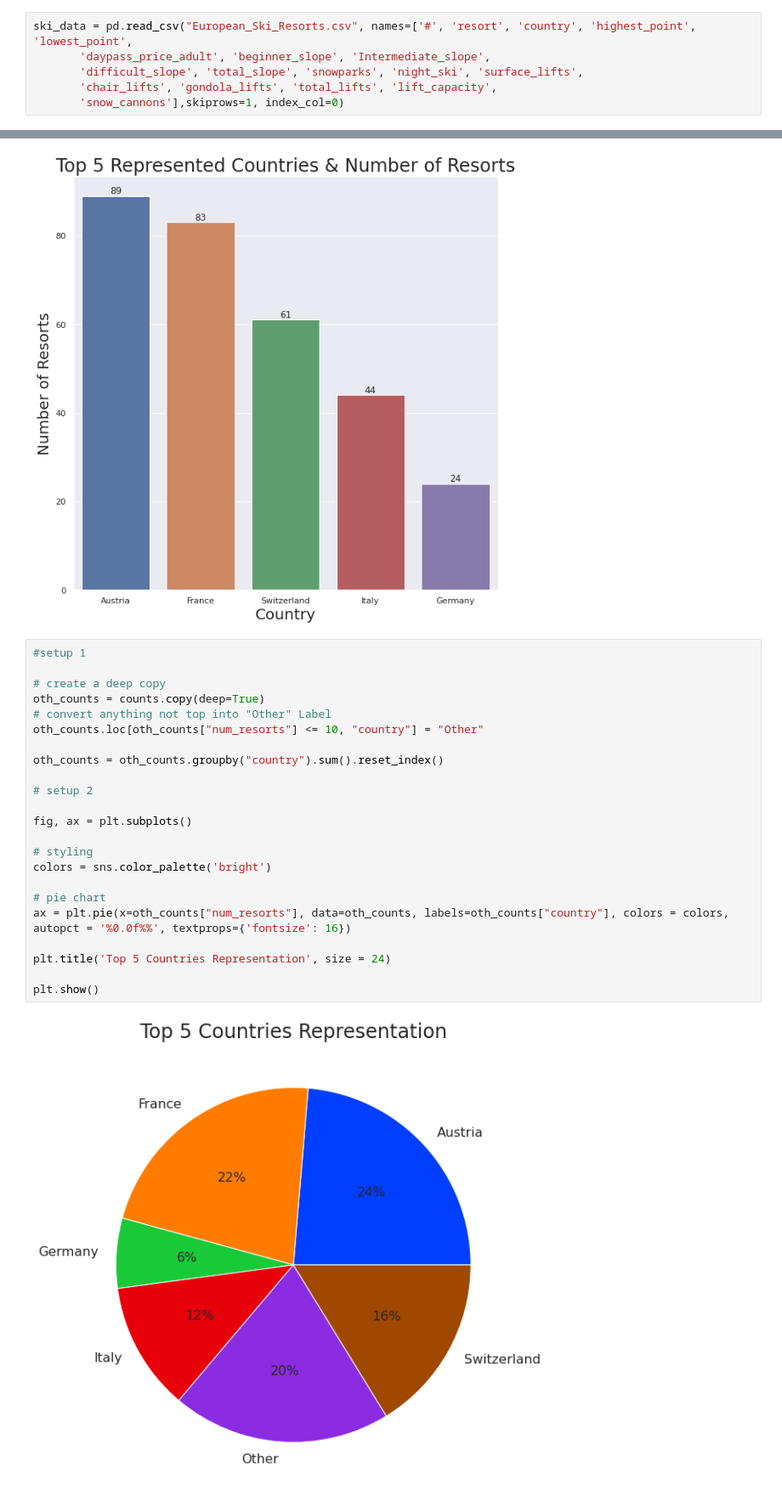
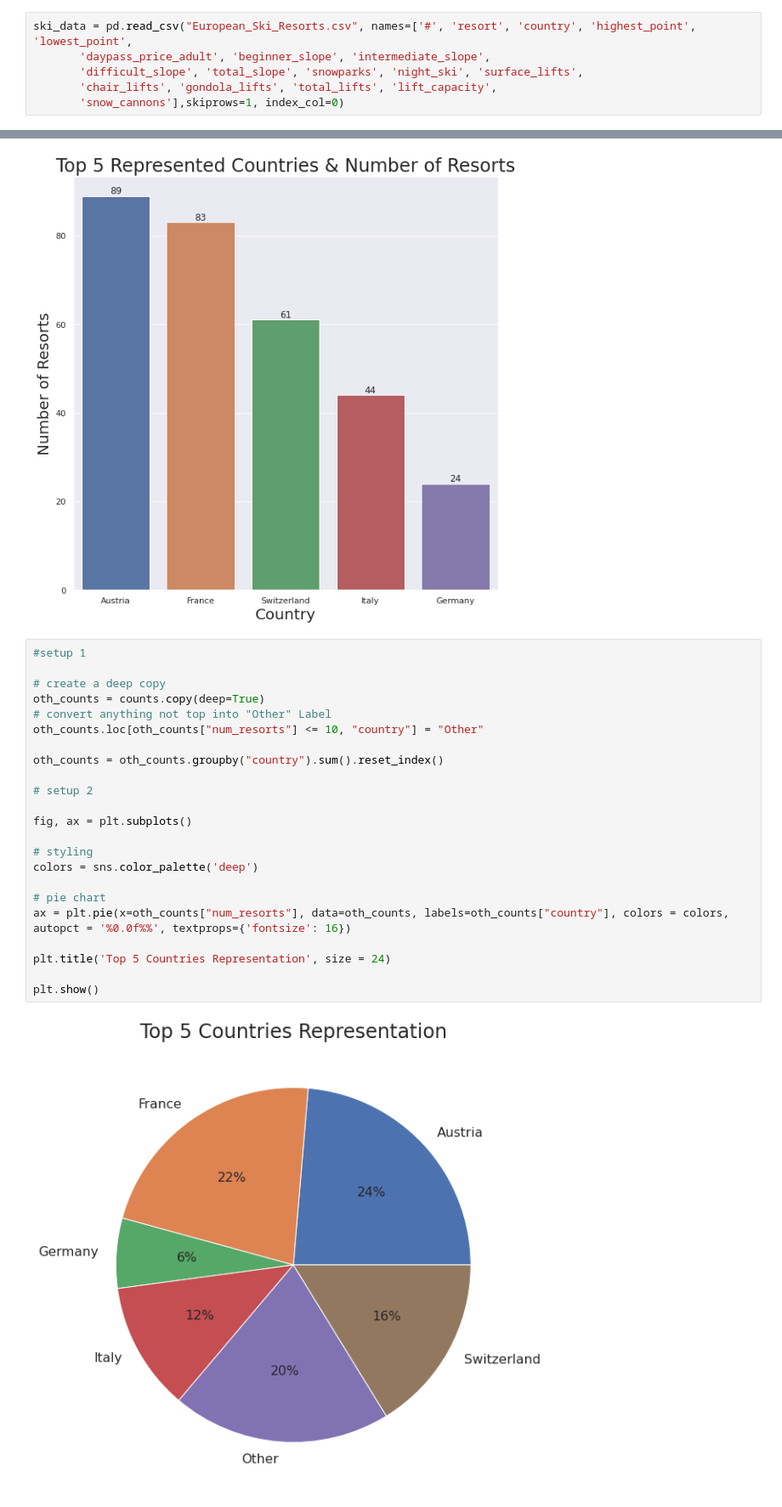
Before and after one commit to nembdev/python_portfolio, a Jupyter notebook: Data Analysis Projects/European Ski Resorts(Pandas)/European Ski Resorts ll.ipynb, the cells around one changed output, grey strips where cells are left out. Shown at 85% size. Saved outputs shown, nothing was run; the diff lists cells and outputs as text.

```diff
--- a/Data Analysis Projects/European Ski Resorts(Pandas)/European Ski Resorts ll.ipynb
+++ b/Data Analysis Projects/European Ski Resorts(Pandas)/European Ski Resorts ll.ipynb
@@ -91,7 +92,7 @@ By providing an array of header names to our read_csv method, we can correct thi
 We then load our csv and transform it into a Pandas DataFrame.
 # %%
 ski_data = pd.read_csv("European_Ski_Resorts.csv", names=['#', 'resort', 'country', 'highest_point', 'lowest_point',
-       'daypass_price_adult', 'beginner_slope', 'Intermediate_slope',
+       'daypass_price_adult', 'beginner_slope', 'intermediate_slope',
        'difficult_slope', 'total_slope', 'snowparks', 'night_ski', 'surface_lifts',
        'chair_lifts', 'gondola_lifts', 'total_lifts', 'lift_capacity',
        'snow_cannons'],skiprows=1, index_col=0)
@@ -276,28 +277,28 @@ for i in ax.containers:
 # %%
 #setup 1
 
 # create a deep copy
 oth_counts = counts.copy(deep=True)
 # convert anything not top into "Other" Label
 oth_counts.loc[oth_counts["num_resorts"] <= 10, "country"] = "Other"
 
 oth_counts = oth_counts.groupby("country").sum().reset_index()
 
 # setup 2
 
 fig, ax = plt.subplots()
 
 # styling
-colors = sns.color_palette('bright')
+colors = sns.color_palette('deep')
 
 # pie chart
 ax = plt.pie(x=oth_counts["num_resorts"], data=oth_counts, labels=oth_counts["country"], colors = colors, autopct = '%0.0f%%', textprops={'fontsize': 16})
 
 plt.title('Top 5 Countries Representation', size = 24)
 
 plt.show()
 # %% [output]
-[figure, old version]
+[figure, new version]
 # %% [markdown]
 # Average Adult Day Pass Price per Country
 
```
Also changed, not shown: parts of 8 cells of this notebook.
